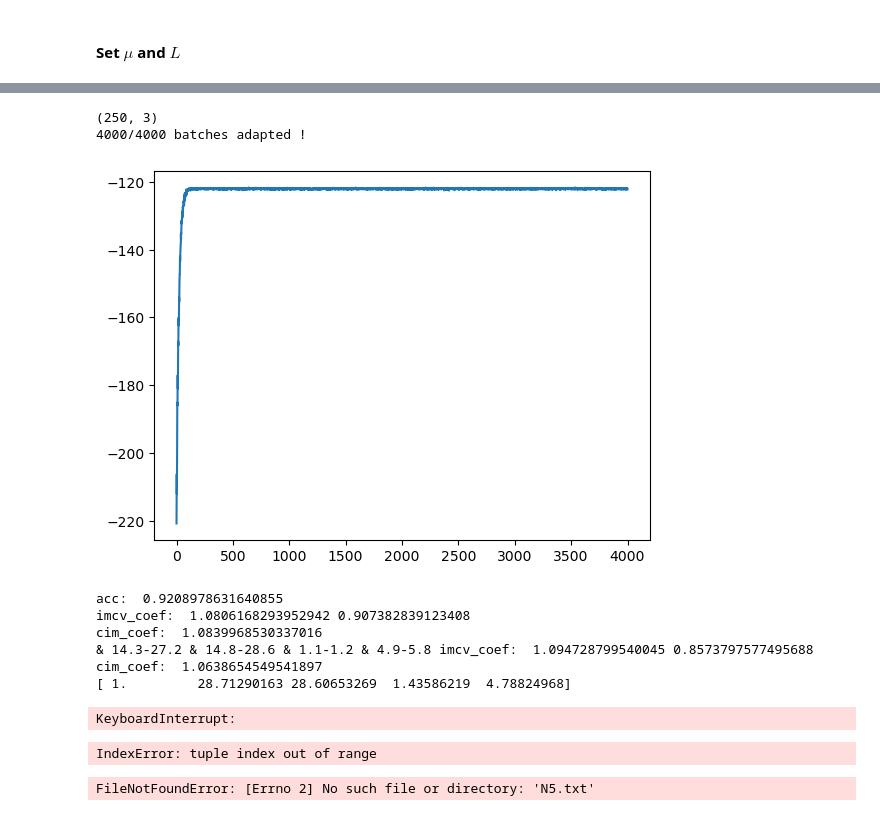
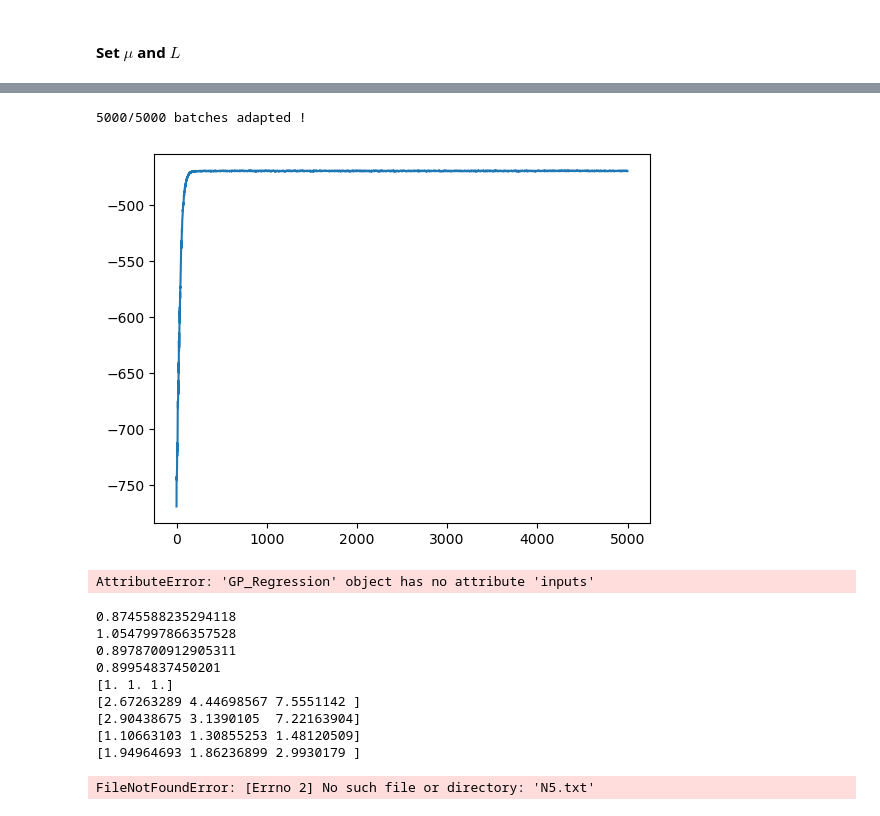
Before and after one commit to cliusir123/VRforIM, a Jupyter notebook: adaptive_experiments/test_adp.ipynb, the cells around one changed output, grey strips where cells are left out. Cells and saved outputs as stored; diff of their text form; code cells hidden in the pictures.

```diff
--- a/test_adp.ipynb
+++ b/adaptive_experiments/test_adp.ipynb
@@ -2,7 +2,7 @@
 #### Hyperparameters
 # %%
 from ADPIMH import BAIM, IndMH, pCN, adp_only
-from ADPestimators import First_Est, Odd_ratio, Second_Est
+from ADPestimators import First_Est, Odd_ratio, Second_Est, EXP_Est
 from Distributions import Stochastic_Volatility, Bayesian_Logistic_Regression, GP_Regression
 import jax.numpy as jnp
 import matplotlib.pyplot as plt
@@ -14,10 +14,10 @@ distribution1 = "multivariate_normal"
 distribution2 = "student_t"
 distribution3 = "bayesian_logistic_regression"
 distribution4 = "GP_Regression"
-dataset = "ripley" #'caravan', 'pima',  'ripley', 'australian','german', 'heart'
+dataset = "pendulum" #'caravan', 'pima',  'ripley', 'australian','german', 'heart'
 
 proposal = distribution1  # Target and Proposal distribution
-target = distribution3
+target = distribution4
 d=10
 df = 10
 # %% [markdown]
@@ -81,18 +76,17 @@ I0000 00:00:1726160162.406353  277886 tfrt_cpu_pjrt_client.cc:349] TfrtCpuClient
 # %%
 lr_burnin = 0.01                    # learning rate
-Itr_burnin = 400000                  # Number of iterations of MCMC
+Itr_burnin = 500000                  # Number of iterations of MCMC
 batch_size_burnin = 100
 Myadp = adp_only(target, proposal,Itr_burnin, batch_size_burnin,d,lr_burnin,est,df)
 Myadp.set_distribution_parameters(mu1,L1,mu2,L2)
 resul1 = Myadp.adp(True)
 plt.plot(resul1)
 plt.show()
 mu2 = Myadp.p_mean
 L2 = Myadp.p_L
 # %% [output]
-(250, 3)
-4000/4000 batches adapted !
+5000/5000 batches adapted !
-[figure, old version]
+[figure, new version]
 # %%
 from tqdm import tqdm
 
@@ -127,7 +121,7 @@ for i in range(epoch):
     E = results[i][4]
     accm[i] = np.mean(E)
     for j in range(d):
-        Esti = Second_Est(Sample_N, 1,j)
+        Esti = EXP_Est(Sample_N, 1,j)
         Esti.sample_loader(A,B,C,D)
         Ans[0,i,j] = Esti.IM()
         Ans[1,i,j] = Esti.IMCV()
@@ -164,10 +158,10 @@ for i in range(5):
         print(f"& {min_vrf:.1f}-{max_vrf:.1f} ", end="")
     elif i >= 6:
         print(f"& {min_vrf:.1f}-{max_vrf:.1f} \\\\ \\hline")
-    # if 1 <= i < 6:
-    #     print(f"& {VRFs[i][0]:.1f},{VRFs[i][1]:.1f},{VRFs[i][2]:.1f} ", end="")
-    # elif i >= 6:
-    #     print(f"& {VRFs[i][0]:.1f},{VRFs[i][1]:.1f},{VRFs[i][2]:.1f} \\\\ \\hline")
+    if 1 <= i < 6:
+        print(f"& {VRFs[i][0]:.1f},{VRFs[i][1]:.1f},{VRFs[i][2]:.1f} ", end="")
+    elif i >= 6:
+        print(f"& {VRFs[i][0]:.1f},{VRFs[i][1]:.1f},{VRFs[i][2]:.1f} \\\\ \\hline")
 
 print("imcv_coef: ",acoef1,acoef2)
 print("cim_coef: ",acoef_static)
@@ -176,19 +170,14 @@ for i in range(5):
     VRFs[i] = Ans2[0].var() / Ans2[i].var()
 print(VRFs)
 # %% [output]
-acc:  0.9208978631640855
-imcv_coef:  1.0806168293952942 0.907382839123408
-cim_coef:  1.0839968530337016
-& 14.3-27.2 & 14.8-28.6 & 1.1-1.2 & 4.9-5.8 imcv_coef:  1.094728799540045 0.8573797577495688
-cim_coef:  1.0638654549541897
-[ 1.         28.71290163 28.60653269  1.43586219  4.78824968]
+AttributeError: 'GP_Regression' object has no attribute 'inputs'
 # %%
 from tqdm import tqdm
 
 results = []
 epoch = 20
 
-lr = 0.01
+lr = 0.00001
 batch_size = 51
 Sample_N = batch_size * 100
 Itr = Sample_N+batch_size*20
@@ -198,8 +187,6 @@ for i in tqdm(range(epoch)):
     MyIMH.set_distribution_parameters(mu1, L1, mu2, L2)
     resul = MyIMH.adpIMH()
     results.append(resul)
-# %% [output]
-KeyboardInterrupt:
 # %%
 Ans = np.zeros((5,epoch,d))
 accm = np.zeros((epoch,1))
@@ -216,11 +203,11 @@ for i in range(epoch):
     E = results[i][6]
     accm[i] = np.mean(E)
     for j in range(d):
-        Esti = First_Est(Sample_N, batch_size, j)
-        Esti.sample_loader(A,B,C,D[0])
+        Esti = EXP_Est(Sample_N, batch_size, j)
+        Esti.sample_loader(A,B,C,D)
         Ans[0,i,j] = Esti.IM()
-        Ans[1,i,j],coef_1[i,j],coef_2[i,j] = Esti.BatchIMCV()
-        Ans[2,i,j] = Esti.Batch_coef()
+        Ans[1,i,j],coef_1[i,j],coef_2[i,j] = Esti.Batch_coef()
+        Ans[2,i,j] = Esti.BatchIMCV()
         Ans[3,i,j] = Esti.BatchIMCV_poisson()
         Ans[4,i,j],coef_static[i,j] = Esti.BatchIMCV_static()
 accm_mean = accm.mean()
@@ -237,7 +224,15 @@ for i in range(5):
     VRFs[i] = Ans[0].var(axis = 0) / Ans[i].var(axis = 0)
     print(VRFs[i])
 # %% [output]
-IndexError: tuple index out of range
+0.8745588235294118
+1.0547997866357528
+0.8978700912905311
+0.89954837450201
+[1. 1. 1.]
+[2.67263289 4.44698567 7.5551142 ]
+[2.90438675 3.1390105  7.22163904]
+[1.10663103 1.30855253 1.48120509]
+[1.94964693 1.86236899 2.9930179 ]
 # %%
 # with open('resultheart.txt', 'w') as f:
 #     f.write(str(accm_mean))
```
Also changed, not shown: parts of 1 cell of this notebook, 21 other files.
